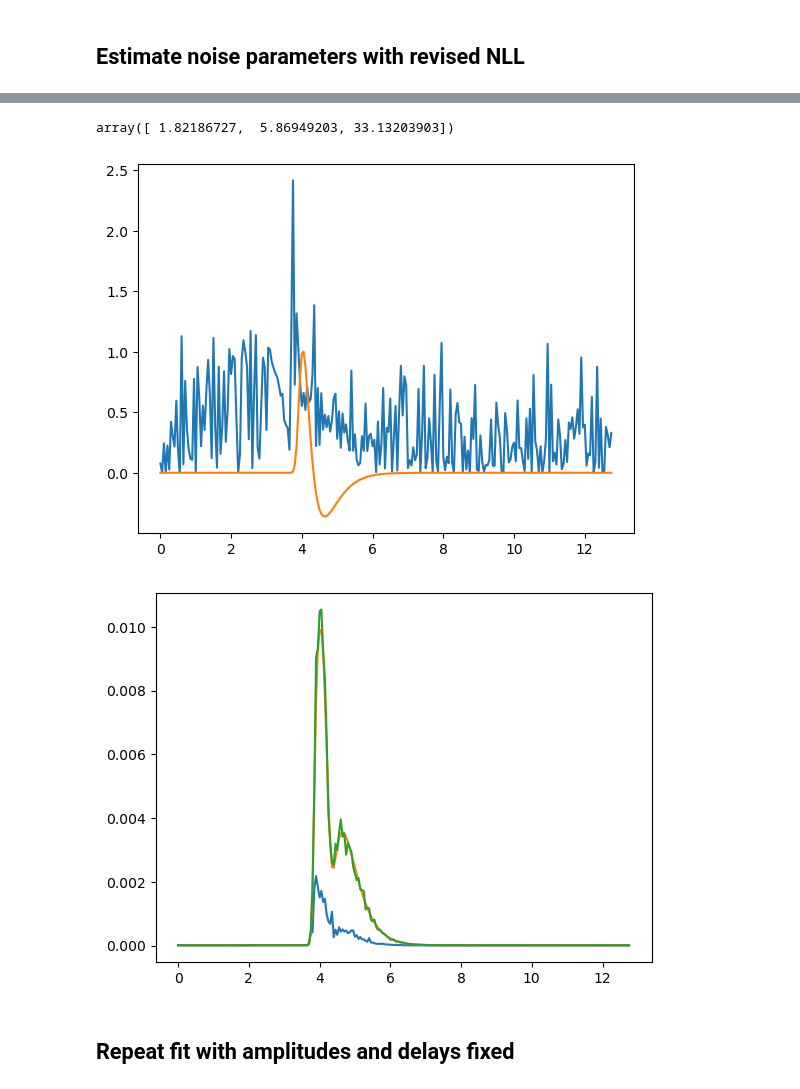
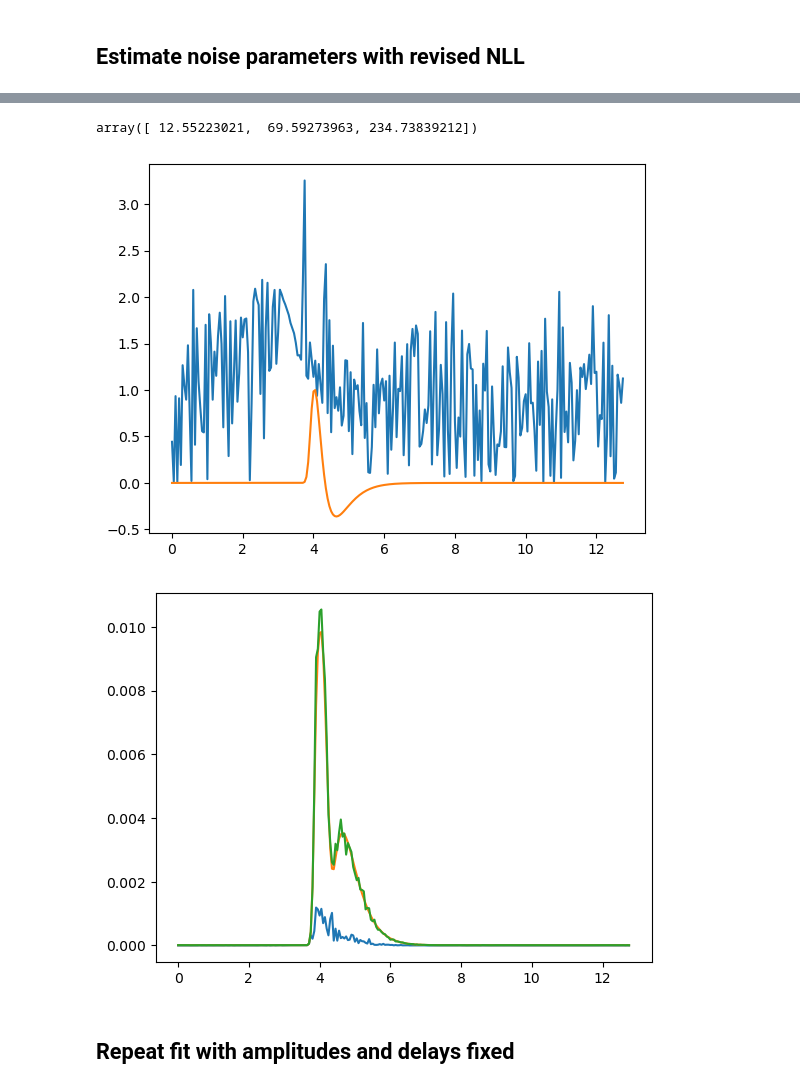
Before and after one commit to dodge-research-group/thztools, a Jupyter notebook: examples/tdnll-scaled-dev.ipynb, the cells around one changed output, grey strips where cells are left out. Cells and saved outputs as stored; diff of their text form; code cells hidden in the pictures.

```diff
--- a/examples/tdnll-scaled-dev.ipynb
+++ b/examples/tdnll-scaled-dev.ipynb
@@ -340,7 +384,7 @@ array([[-1908.63474864, -1908.63474853],
 # %% [markdown]
 ## Estimate noise parameters with revised NLL
 # %%
-result = thz.noisefit(x.T, v0=sigma**2, dt=ts, fix_a=False, fix_eta=False)
+result = thz.noisefit(x.T, sigma_alpha0=sigma[0], sigma_beta0=sigma[1], sigma_tau0=sigma[2], dt=ts, fix_a=False, fix_eta=False)
 # %%
 print(result.diagnostic["message"])
 # %% [output]
@@ -370,29 +411,26 @@ plt.show()
 # %%
 np.diag(result.diagnostic["hess_inv"][:3, :3])
 # %% [output]
-array([ 1.82186727,  5.86949203, 33.13203903])
+array([ 12.55223021,  69.59273963, 234.73839212])
 # %%
 plt.plot(t, np.log10(np.diag(result.diagnostic["hess_inv"])[3 : 3 + n]))
 plt.plot(t, mu)
 plt.show()
 # %% [output]
-[figure, old version]
+[figure, new version]
 # %%
-var_alpha = result.noise_model.sigma_alpha**2
-var_beta = result.noise_model.sigma_beta**2
-var_tau = result.noise_model.sigma_tau**2
 noise_model_fit = thz.NoiseModel(
     sigma_alpha=result.noise_model.sigma_alpha,
     sigma_beta=result.noise_model.sigma_beta,
     sigma_tau=result.noise_model.sigma_tau,
 )
 
-plt.plot(t, result.err_delta * np.sqrt(m))
+plt.plot(t, result.err_mu * np.sqrt(m))
 plt.plot(t, noise_model_fit.amplitude(result.mu))
 plt.plot(t, np.std(x, axis=0))
 plt.show()
 # %% [output]
-[figure, old version]
+[figure, new version]
 # %% [markdown]
 ## Repeat fit with amplitudes and delays fixed
 # %%
```
Also changed, not shown: parts of 12 cells of this notebook, 2 other files.
